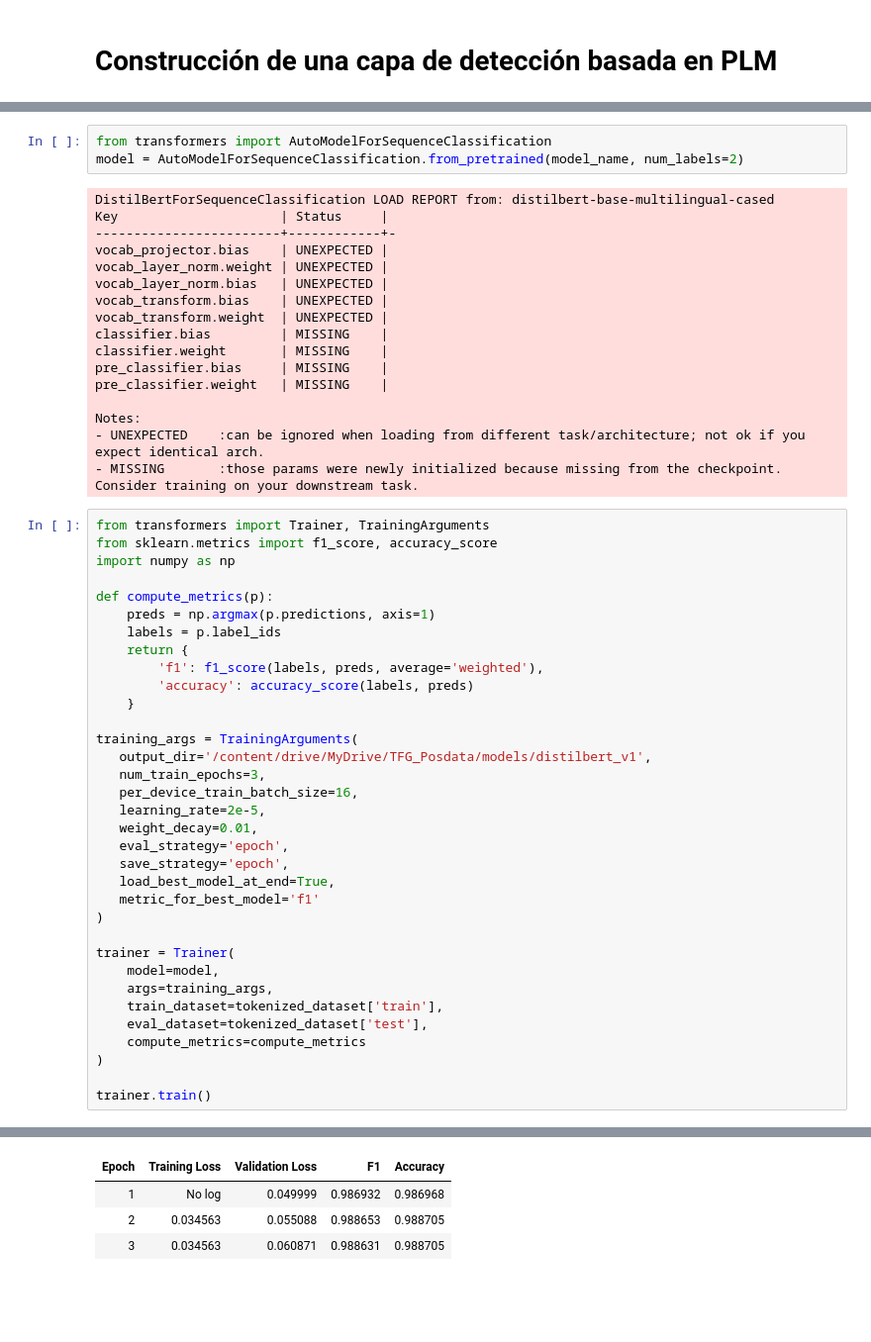
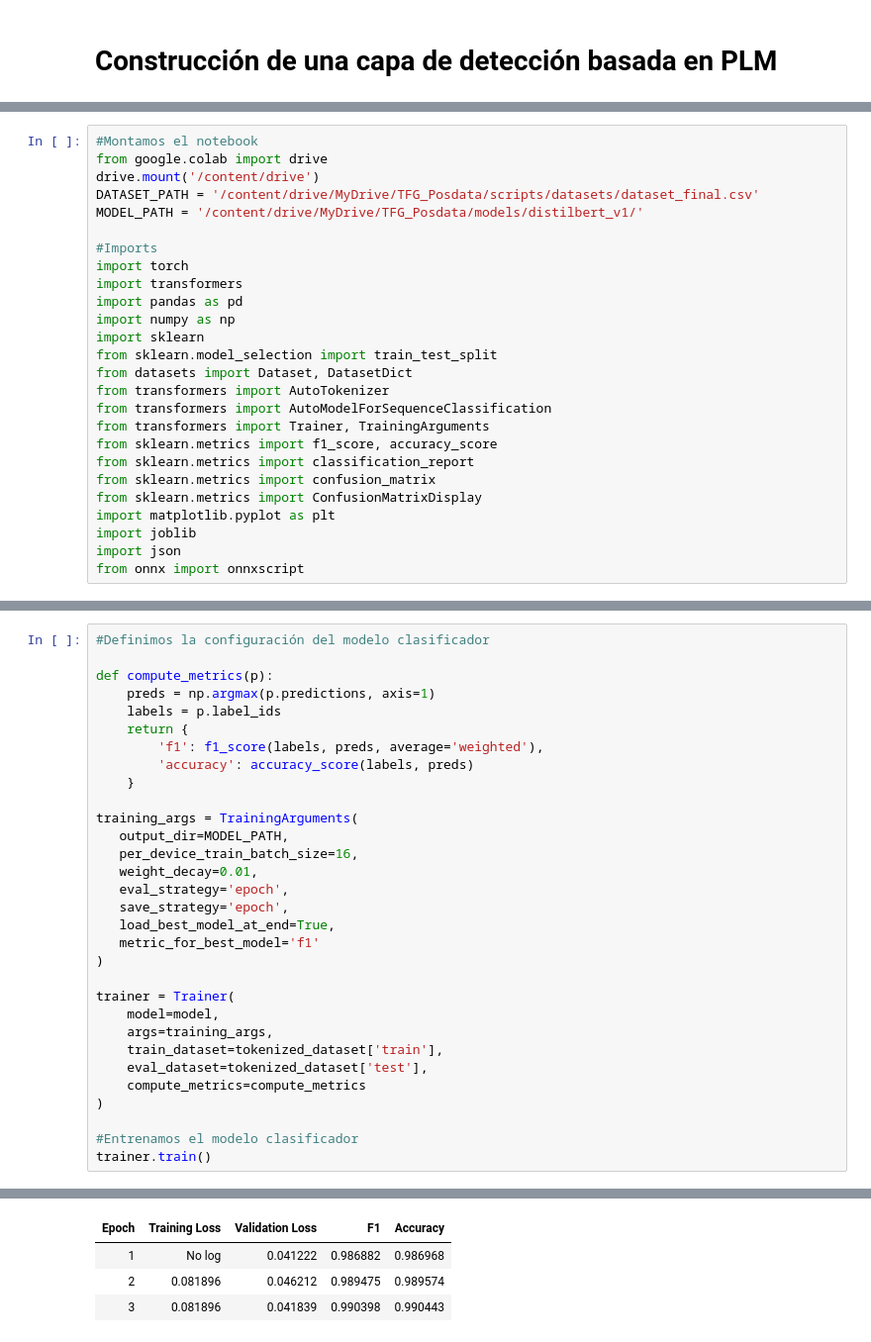
Before and after one commit to luciacvsz/TFG_Posdata, a Jupyter notebook: backend/colab/scripts/linguistic_prediction_layer.ipynb, the cells around one changed output, grey strips where cells are left out. Shown at 99% size. Cells and saved outputs as stored; diff of their text form; blank space fills up the shorter version.

```diff
--- a/backend/colab/scripts/linguistic_prediction_layer.ipynb
+++ b/backend/colab/scripts/linguistic_prediction_layer.ipynb
@@ -18,0 +3,26 @@ assert df['label'].notna().all(), 'La columna label contiene valores nulos'
+# %%
+#Montamos el notebook
+from google.colab import drive
+drive.mount('/content/drive')
+DATASET_PATH = '/content/drive/MyDrive/TFG_Posdata/scripts/datasets/dataset_final.csv'
+MODEL_PATH = '/content/drive/MyDrive/TFG_Posdata/models/distilbert_v1/'
+
+#Imports
+import torch
+import transformers
+import pandas as pd
+import numpy as np
+import sklearn
+from sklearn.model_selection import train_test_split
+from datasets import Dataset, DatasetDict
+from transformers import AutoTokenizer
+from transformers import AutoModelForSequenceClassification
+from transformers import Trainer, TrainingArguments
+from sklearn.metrics import f1_score, accuracy_score
+from sklearn.metrics import classification_report
+from sklearn.metrics import confusion_matrix
+from sklearn.metrics import ConfusionMatrixDisplay
+import matplotlib.pyplot as plt
+import joblib
+import json
+from onnx import onnxscript
@@ -56,27 +91,5 @@ WARNING:huggingface_hub.utils._http:Warning: You are sending unauthenticated req
-# %%
-from transformers import AutoModelForSequenceClassification
-model = AutoModelForSequenceClassification.from_pretrained(model_name, num_labels=2)
-# %% [output]
-DistilBertForSequenceClassification LOAD REPORT from: distilbert-base-multilingual-cased
-Key                     | Status     |
-------------------------+------------+-
-vocab_projector.bias    | UNEXPECTED |
-vocab_layer_norm.weight | UNEXPECTED |
-vocab_layer_norm.bias   | UNEXPECTED |
-vocab_transform.bias    | UNEXPECTED |
-vocab_transform.weight  | UNEXPECTED |
-classifier.bias         | MISSING    |
-classifier.weight       | MISSING    |
-pre_classifier.bias     | MISSING    |
-pre_classifier.weight   | MISSING    |
-
-Notes:
-- UNEXPECTED    :can be ignored when loading from different task/architecture; not ok if you expect identical arch.
-- MISSING       :those params were newly initialized because missing from the checkpoint. Consider training on your downstream task.
 # %%
-from transformers import Trainer, TrainingArguments
-from sklearn.metrics import f1_score, accuracy_score
-import numpy as np
+#Definimos la configuración del modelo clasificador
 
 def compute_metrics(p):
     preds = np.argmax(p.predictions, axis=1)
@@ -87,10 +100,8 @@ def compute_metrics(p):
     }
 
 training_args = TrainingArguments(
-   output_dir='/content/drive/MyDrive/TFG_Posdata/models/distilbert_v1',
-   num_train_epochs=3,
+   output_dir=MODEL_PATH,
    per_device_train_batch_size=16,
-   learning_rate=2e-5,
    weight_decay=0.01,
    eval_strategy='epoch',
    save_strategy='epoch',
@@ -106,5 +117,6 @@ trainer = Trainer(
     compute_metrics=compute_metrics
 )
 
+#Entrenamos el modelo clasificador
 trainer.train()
 # %% [output]
@@ -112,6 +124,6 @@ trainer.train()
 | Epoch | Training Loss | Validation Loss | F1 | Accuracy |
-| 1 | No log | 0.049999 | 0.986932 | 0.986968 |
-| 2 | 0.034563 | 0.055088 | 0.988653 | 0.988705 |
-| 3 | 0.034563 | 0.060871 | 0.988631 | 0.988705 |
+| 1 | No log | 0.041222 | 0.986882 | 0.986968 |
+| 2 | 0.081896 | 0.046212 | 0.989475 | 0.989574 |
+| 3 | 0.081896 | 0.041839 | 0.990398 | 0.990443 |
 There were missing keys in the checkpoint model loaded: ['distilbert.embeddings.LayerNorm.weight', 'distilbert.embeddings.LayerNorm.bias'].
 There were unexpected keys in the checkpoint model loaded: ['distilbert.embeddings.LayerNorm.beta', 'distilbert.embeddings.LayerNorm.gamma'].
```
Also changed, not shown: parts of 12 cells of this notebook, 3 other files.
